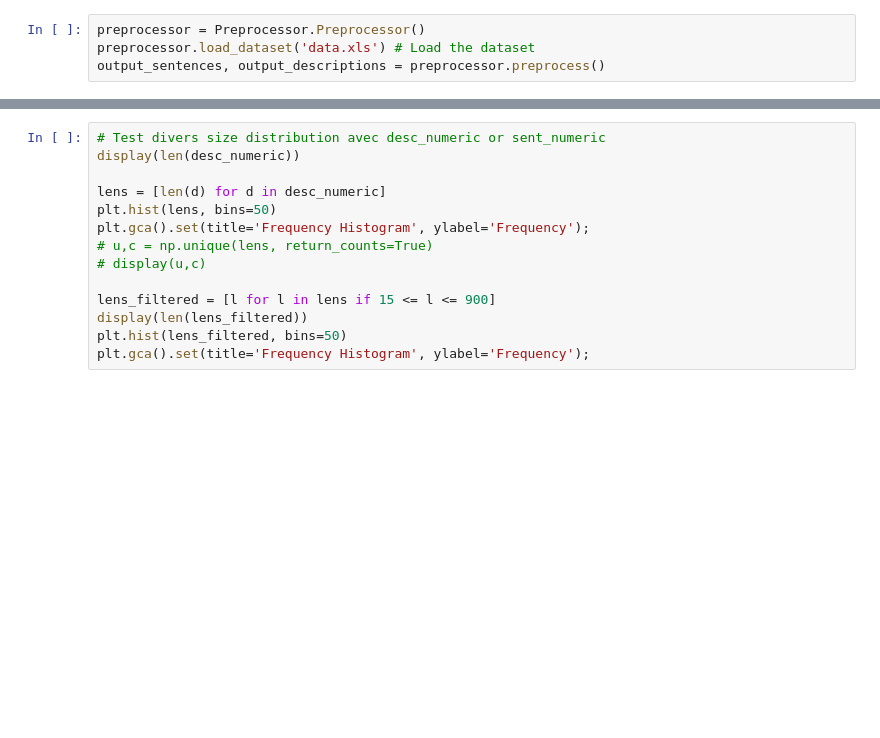
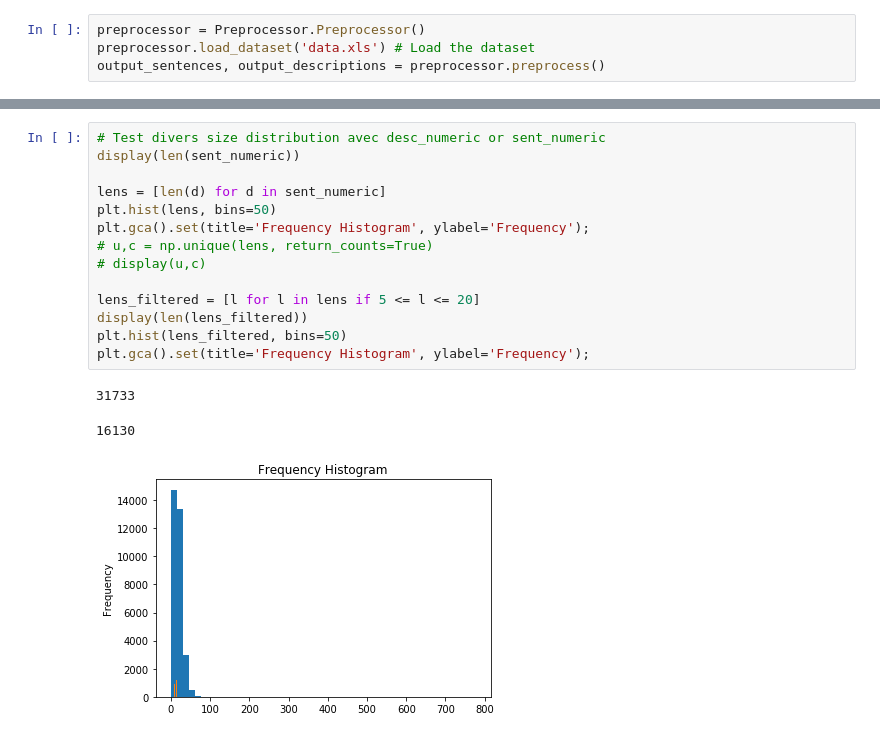
Before and after one commit to flopeters1337/dnd-backgrounds-generator, a Jupyter notebook: WIP - Preprocessor & Discriminator.ipynb, the cells around one changed output, grey strips where cells are left out. Saved outputs shown, nothing was run; the diff lists cells and outputs as text; blank space fills up the shorter version.

```diff
--- a/WIP - Preprocessor & Discriminator.ipynb
+++ b/WIP - Preprocessor & Discriminator.ipynb
@@ -160,18 +160,22 @@ torch.Size([35555, 25])
 25254
 # %%
 # Test divers size distribution avec desc_numeric or sent_numeric
-display(len(desc_numeric))
+display(len(sent_numeric))
 
-lens = [len(d) for d in desc_numeric]
+lens = [len(d) for d in sent_numeric]
 plt.hist(lens, bins=50)
 plt.gca().set(title='Frequency Histogram', ylabel='Frequency');
 # u,c = np.unique(lens, return_counts=True)
 # display(u,c)
 
-lens_filtered = [l for l in lens if 15 <= l <= 900]
+lens_filtered = [l for l in lens if 5 <= l <= 20]
 display(len(lens_filtered))
 plt.hist(lens_filtered, bins=50)
 plt.gca().set(title='Frequency Histogram', ylabel='Frequency');
+# %% [output]
+31733
+16130
+[figure, added]
 # %%
 # Quick training test for the text
 samples = output_sentences
```
Also changed, not shown: parts of 4 cells of this notebook, 2 other files.
